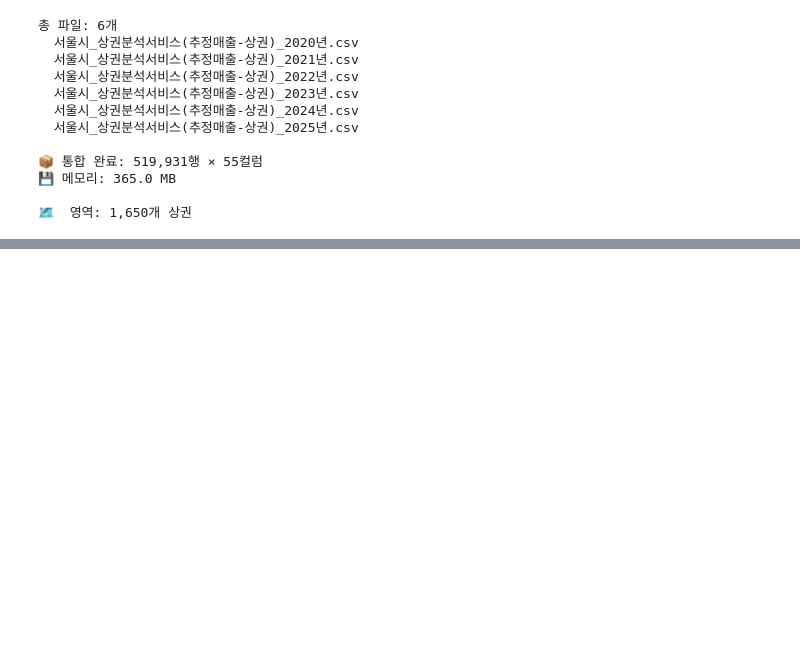
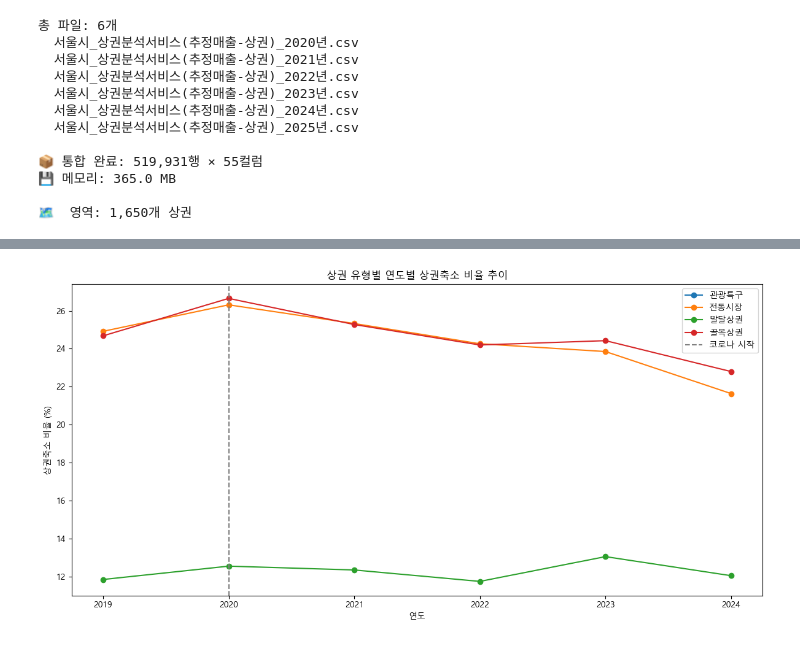
Before and after one commit to sonjiwoo-creator/seouldf, a Jupyter notebook: main.ipynb, the cells around one changed output, grey strips where cells are left out. Cells and saved outputs as stored; diff of their text form; code cells hidden in the pictures; blank space fills up the shorter version.

```diff
--- a/main.ipynb
+++ b/main.ipynb
@@ -173,0 +410,23 @@ print(f'\n🗺  영역: {len(area):,}개 상권')
+# %%
+# 상권 유형별 연도별 축소 비율 추이
+fig, ax = plt.subplots(figsize=(12, 6))
+
+# 유형별로 연도별 축소 비율 계산
+for 유형 in df['상권_구분_코드_명'].unique():
+    df_유형 = df[df['상권_구분_코드_명'] == 유형]
+    total = df_유형.groupby('연도').size()
+    축소 = df_유형[df_유형['상권_변화_지표_명'] == '상권축소'].groupby('연도').size()
+    비율 = (축소 / total * 100)
+    ax.plot(비율.index, 비율.values, marker='o', label=유형)
+
+# 코로나 시점 표시
+ax.axvline(x=2020, color='gray', linestyle='--', label='코로나 시작')
+
+ax.set_title('상권 유형별 연도별 상권축소 비율 추이')
+ax.set_xlabel('연도')
+ax.set_ylabel('상권축소 비율 (%)')
+ax.legend()
+plt.tight_layout()
+plt.show()
+# %% [output]
+[figure, added]
```
Also changed, not shown: parts of 46 cells of this notebook, 1 other file.
